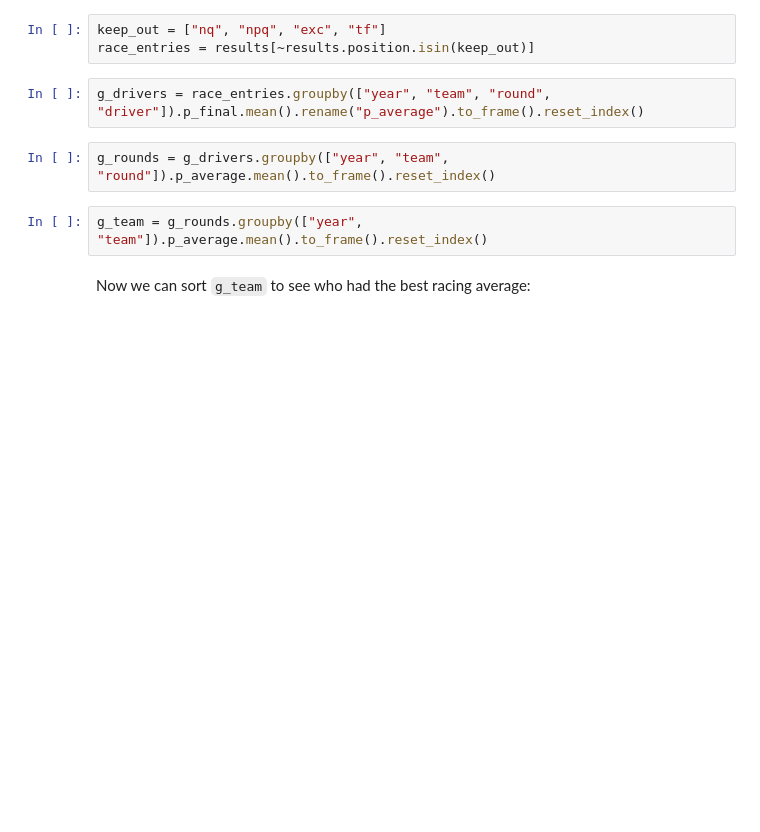
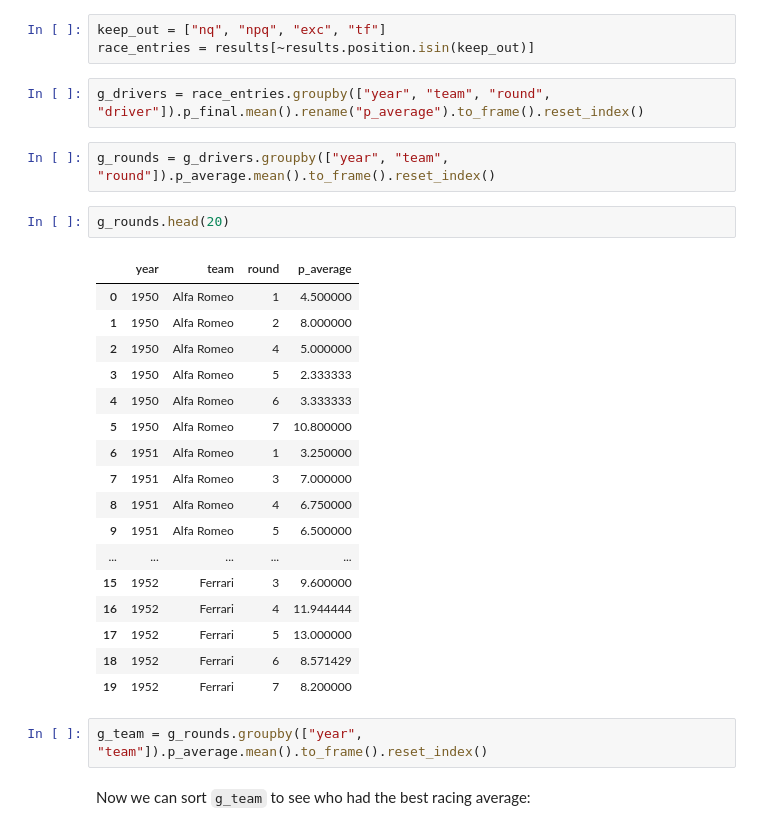
Before and after one commit to lennymd/formulaOne, a Jupyter notebook: _analysis/notebook/f1-best-championship-season-work-v2.ipynb, the cells around one changed output. Cells and saved outputs as stored; diff of their text form; blank space fills up the shorter version.

```diff
--- a/_analysis/notebook/f1-best-championship-season-work-v2.ipynb
+++ b/_analysis/notebook/f1-best-championship-season-work-v2.ipynb
@@ -707,6 +707,26 @@ race_entries = results[~results.position.isin(keep_out)]
 g_drivers = race_entries.groupby(["year", "team", "round", "driver"]).p_final.mean().rename("p_average").to_frame().reset_index()
 # %%
 g_rounds = g_drivers.groupby(["year", "team", "round"]).p_average.mean().to_frame().reset_index()
+# %%
+g_rounds.head(20)
+# %% [output]
+|  | year | team | round | p_average |
+| 0 | 1950 | Alfa Romeo | 1 | 4.500000 |
+| 1 | 1950 | Alfa Romeo | 2 | 8.000000 |
+| 2 | 1950 | Alfa Romeo | 4 | 5.000000 |
+| 3 | 1950 | Alfa Romeo | 5 | 2.333333 |
+| 4 | 1950 | Alfa Romeo | 6 | 3.333333 |
+| 5 | 1950 | Alfa Romeo | 7 | 10.800000 |
+| 6 | 1951 | Alfa Romeo | 1 | 3.250000 |
+| 7 | 1951 | Alfa Romeo | 3 | 7.000000 |
+| 8 | 1951 | Alfa Romeo | 4 | 6.750000 |
+| 9 | 1951 | Alfa Romeo | 5 | 6.500000 |
+| ... | ... | ... | ... | ... |
+| 15 | 1952 | Ferrari | 3 | 9.600000 |
+| 16 | 1952 | Ferrari | 4 | 11.944444 |
+| 17 | 1952 | Ferrari | 5 | 13.000000 |
+| 18 | 1952 | Ferrari | 6 | 8.571429 |
+| 19 | 1952 | Ferrari | 7 | 8.200000 |
 # %%
 g_team = g_rounds.groupby(["year", "team"]).p_average.mean().to_frame().reset_index()
 # %% [markdown]
```
Also changed, not shown: parts of 25 cells of this notebook.
